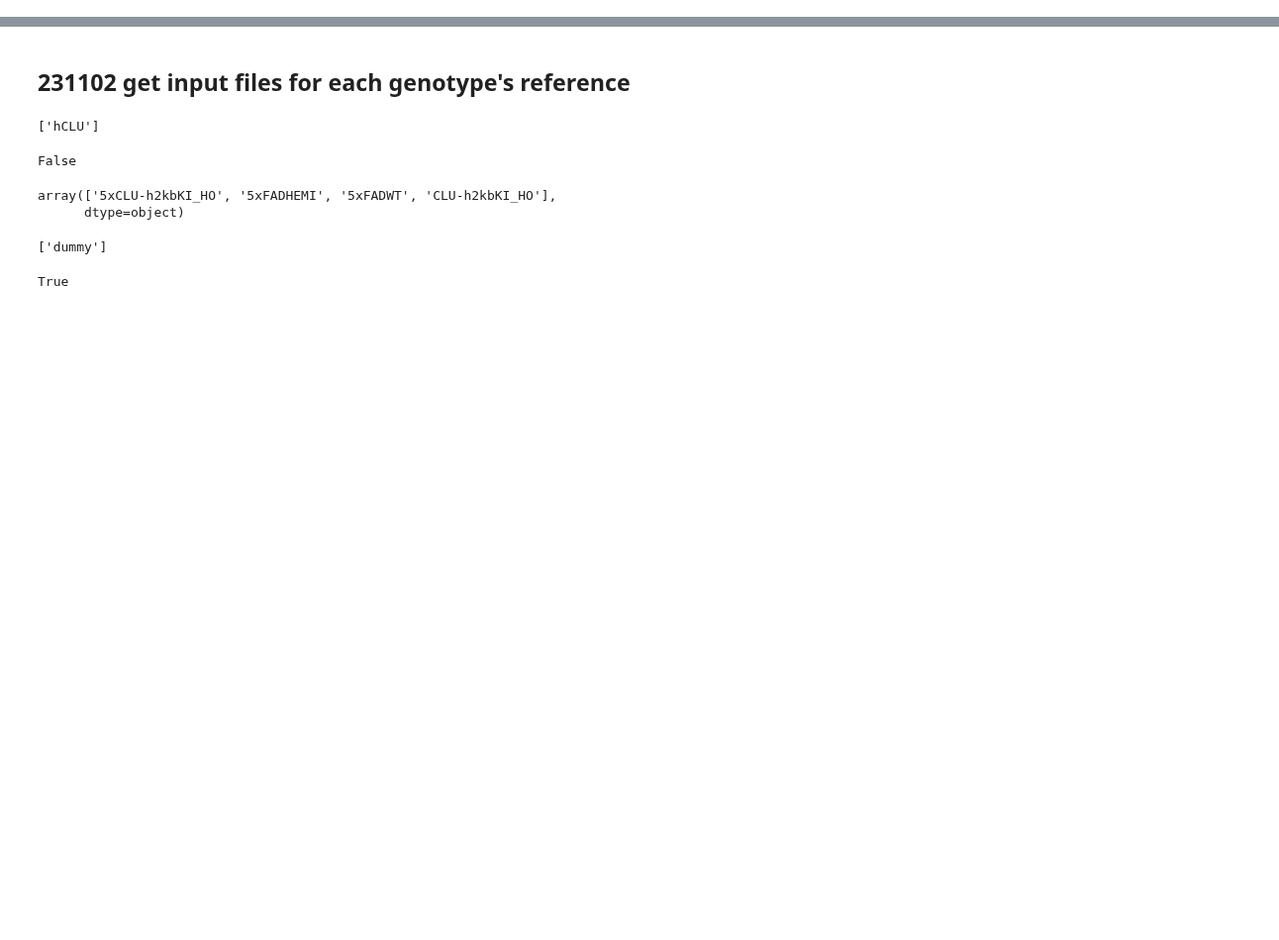
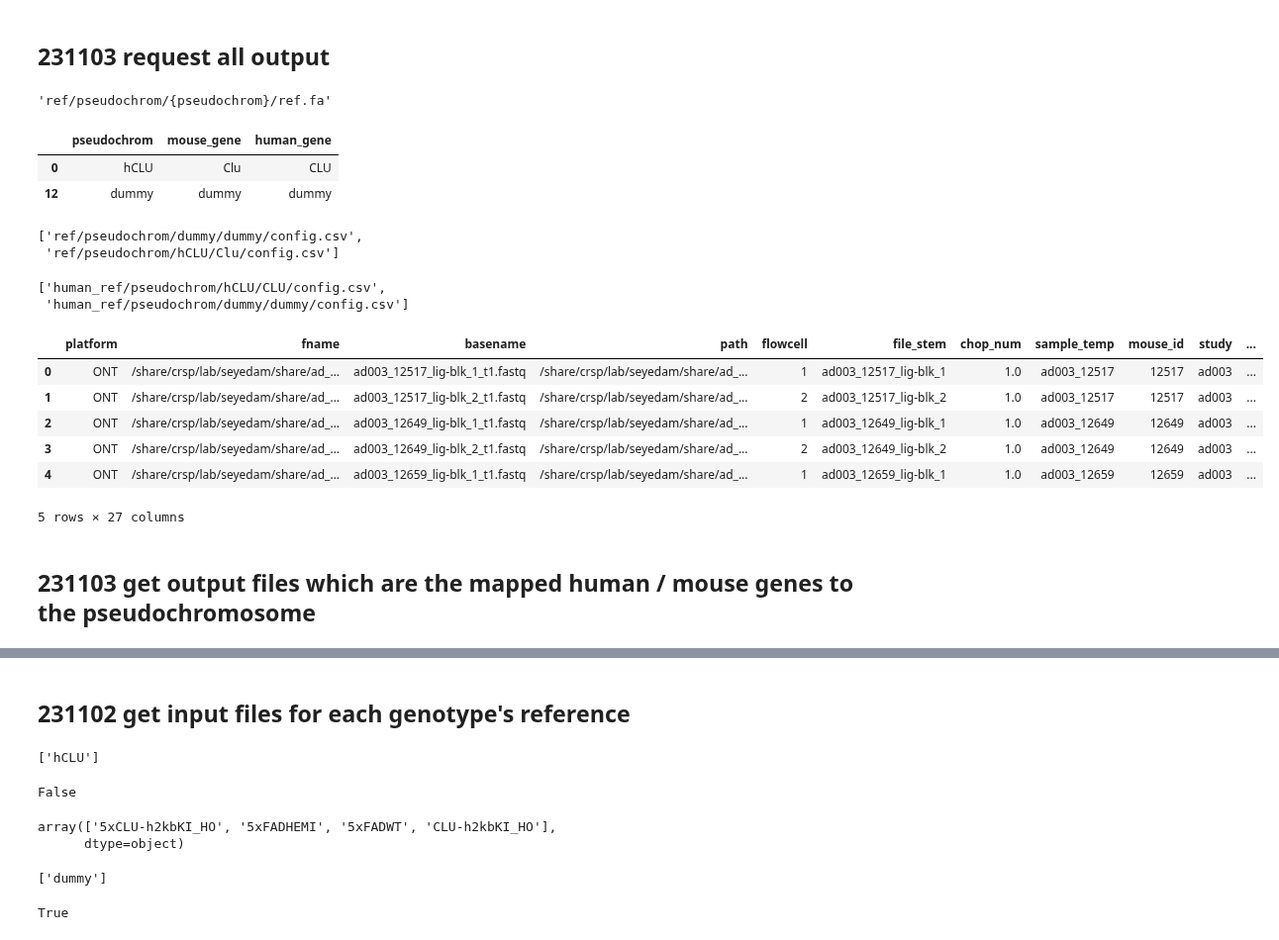
Before and after one commit to gfilimban/modelad_pipeline, a Jupyter notebook: proc_update/snakemake_dev.ipynb, the cells around one changed output, grey strips where cells are left out. Shown at 99% size. Drawn from its saved outputs; the diff is of its cells as text; code cells hidden in the pictures; blank space fills up the shorter version.

Commit message:
preparing to run talon on mapped results of transcript FAs to pseudochroms

```diff
--- a/proc_update/snakemake_dev.ipynb
+++ b/proc_update/snakemake_dev.ipynb
@@ -17,3 +18,47 @@ from sm_utils import *
 config_file = 'config.yml'
 with open(config_file) as f:
     config = yaml.safe_load(f)
+# %% [markdown]
+## 231103 request all output
+# %%
+config['ref']['pseudochrom']['fa']
+# %% [output]
+'ref/pseudochrom/{pseudochrom}/ref.fa'
+# %%
+# config_tsv = '231020_config.tsv'
+# config_tsv = 'test_pseudochrom_parsing_config.tsv'
+config_tsv = '231102_config_ad003.tsv'
+p_meta_tsv = 'pseudochromosome_metadata.tsv'
+meta_tsv = 'mouse_metadata.tsv'
+auto_dedupe = True
+
+df, p_df = parse_config_file(config_tsv,
+                       meta_tsv,
+                       p_meta_tsv,
+                       auto_dedupe=auto_dedupe)
+# %%
+p_df[['pseudochrom', 'mouse_gene', 'human_gene']].drop_duplicates()
+# %% [output]
+|  | pseudochrom | mouse_gene | human_gene |
+| 0 | hCLU | Clu | CLU |
+| 12 | dummy | dummy | dummy |
+# %%
+list(set(expand(config['ref']['pseudochrom']['gene']['config'],
+       zip,
+       pseudochrom=p_df.pseudochrom.tolist(),
+       mouse_gene=p_df.mouse_gene.tolist())))
+list(set(expand(config['ref']['pseudochrom']['human_gene']['config'],
+       zip,
+       pseudochrom=p_df.pseudochrom.tolist(),
+       human_gene=p_df.human_gene.tolist())))
+# %% [output]
+['ref/pseudochrom/dummy/dummy/config.csv',
+ 'ref/pseudochrom/hCLU/Clu/config.csv']
+# %%
+list(set(expand(config['ref']['pseudochrom']['human_gene']['config'],
+       zip,
+       pseudochrom=p_df.pseudochrom.tolist(),
+       human_gene=p_df.human_gene.tolist())))
+# %% [output]
+['human_ref/pseudochrom/hCLU/CLU/config.csv',
+ 'human_ref/pseudochrom/dummy/dummy/config.csv']
@@ -19,0 +67,12 @@ with open(config_file) as f:
+# %%
+p_df.head()
+# %% [output]
+|  | platform | fname | basename | path | flowcell | file_stem | chop_num | sample_temp | mouse_id | study | ... |
+| 0 | ONT | /share/crsp/lab/seyedam/share/ad_... | ad003_12517_lig-blk_1_t1.fastq | /share/crsp/lab/seyedam/share/ad_... | 1 | ad003_12517_lig-blk_1 | 1.0 | ad003_12517 | 12517 | ad003 | ... |
+| 1 | ONT | /share/crsp/lab/seyedam/share/ad_... | ad003_12517_lig-blk_2_t1.fastq | /share/crsp/lab/seyedam/share/ad_... | 2 | ad003_12517_lig-blk_2 | 1.0 | ad003_12517 | 12517 | ad003 | ... |
+| 2 | ONT | /share/crsp/lab/seyedam/share/ad_... | ad003_12649_lig-blk_1_t1.fastq | /share/crsp/lab/seyedam/share/ad_... | 1 | ad003_12649_lig-blk_1 | 1.0 | ad003_12649 | 12649 | ad003 | ... |
+| 3 | ONT | /share/crsp/lab/seyedam/share/ad_... | ad003_12649_lig-blk_2_t1.fastq | /share/crsp/lab/seyedam/share/ad_... | 2 | ad003_12649_lig-blk_2 | 1.0 | ad003_12649 | 12649 | ad003 | ... |
+| 4 | ONT | /share/crsp/lab/seyedam/share/ad_... | ad003_12659_lig-blk_1_t1.fastq | /share/crsp/lab/seyedam/share/ad_... | 1 | ad003_12659_lig-blk_1 | 1.0 | ad003_12659 | 12659 | ad003 | ... |
+5 rows × 27 columns
+# %% [markdown]
+## 231103 get output files which are the mapped human / mouse genes to the pseudochromosome
```
Also changed, not shown: parts of 17 cells of this notebook, 7 other files.
